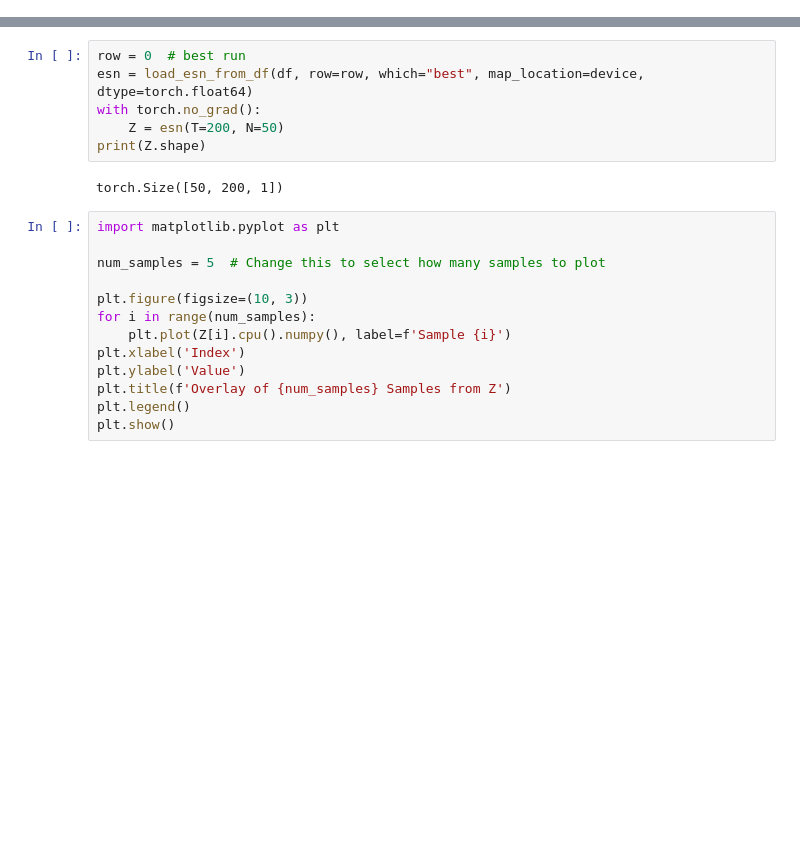
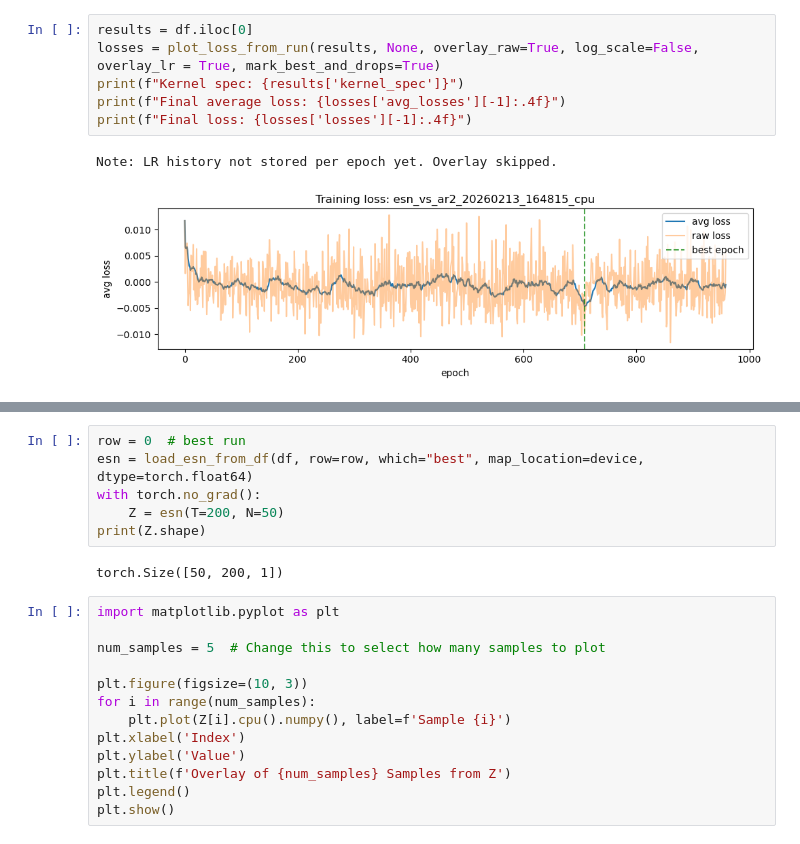
Before and after one commit to omersuder5/My_trial_space, a Jupyter notebook: analyse_runs.ipynb, the cells around one changed output, grey strips where cells are left out. Cells and saved outputs as stored; diff of their text form; blank space fills up the shorter version.

```diff
--- a/analyse_runs.ipynb
+++ b/analyse_runs.ipynb
@@ -25,0 +25,9 @@ df
+# %%
+results = df.iloc[0]
+losses = plot_loss_from_run(results, None, overlay_raw=True, log_scale=False, overlay_lr = True, mark_best_and_drops=True)
+print(f"Kernel spec: {results['kernel_spec']}")
+print(f"Final average loss: {losses['avg_losses'][-1]:.4f}")
+print(f"Final loss: {losses['losses'][-1]:.4f}")
+# %% [output]
+Note: LR history not stored per epoch yet. Overlay skipped.
+[figure, added]
```
Also changed, not shown: parts of 4 cells of this notebook, 9 other files.
